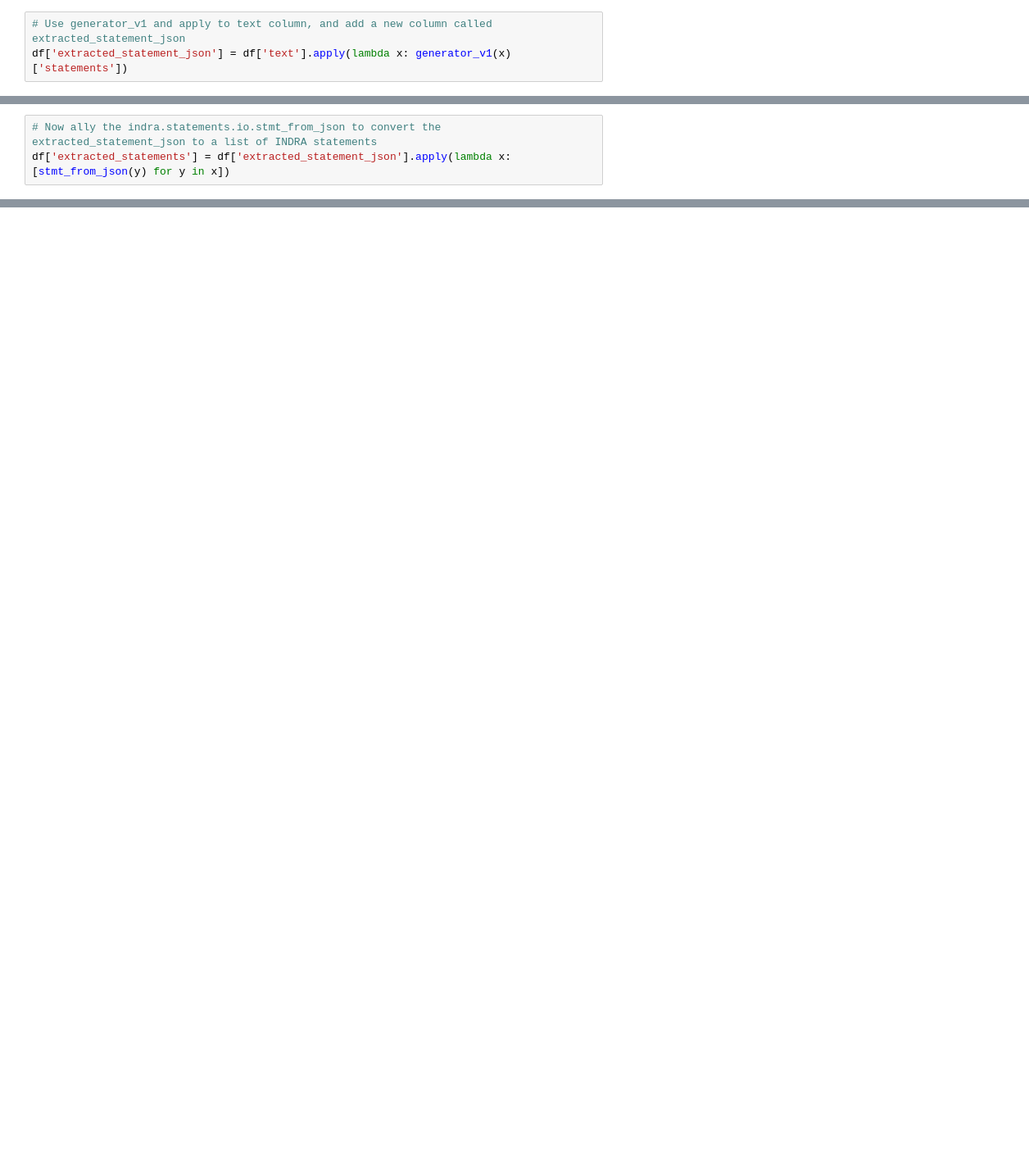
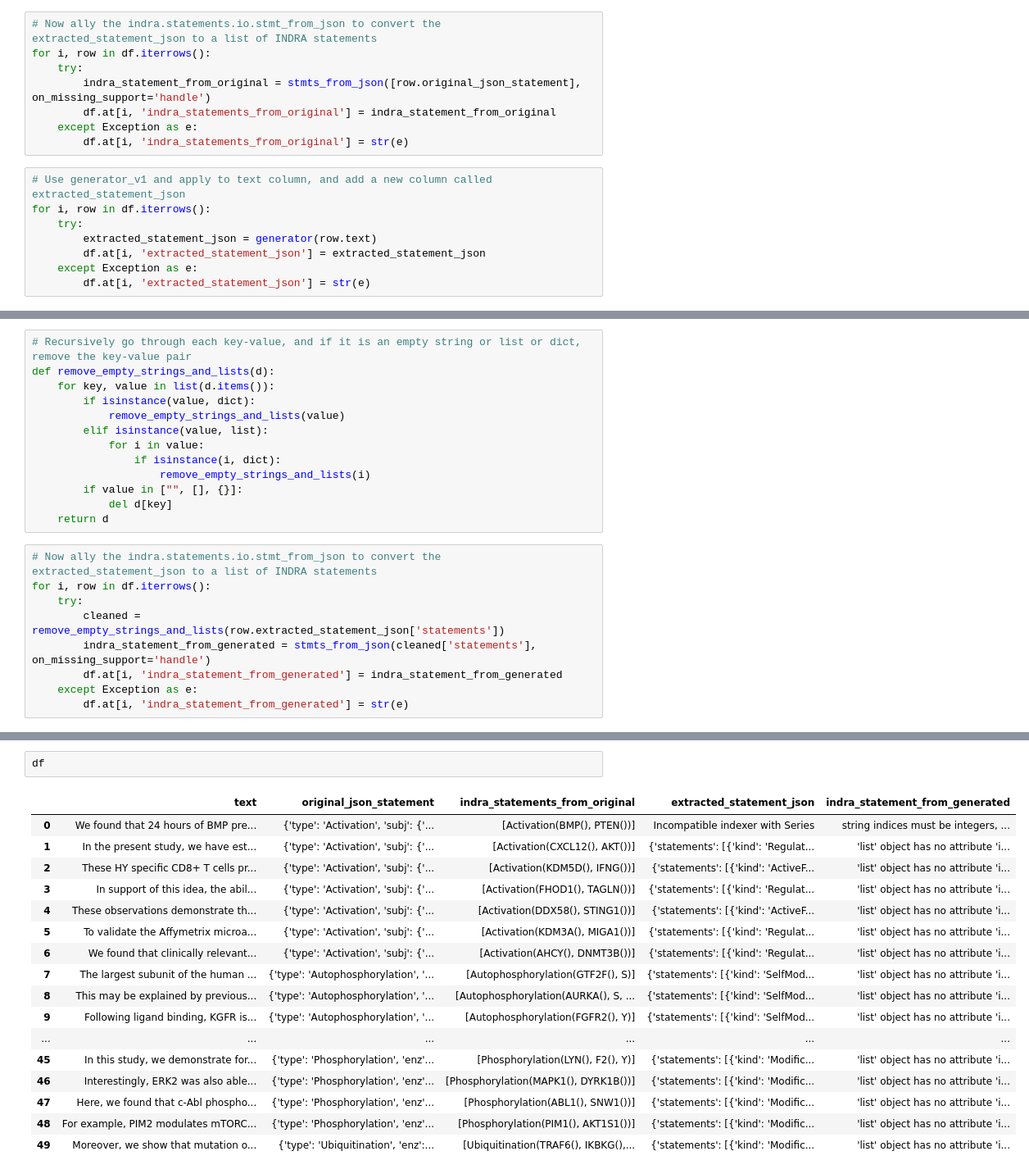
Before and after one commit to gyorilab/indra_gpt, a Jupyter notebook: notebooks/LLM_structured_output.ipynb, the cells around one changed output, grey strips where cells are left out. Shown: that part at 82% size. Saved outputs shown, nothing was run; the diff lists cells and outputs as text; blank space fills up the shorter version.

```diff
--- a/notebooks/LLM_structured_output.ipynb
+++ b/notebooks/LLM_structured_output.ipynb
@@ -197,4 +182,17 @@ df = pd.read_csv("/Users/thomaslim/gyorilab/indra_gpt/indra_gpt/resources/positi
+# %%
+# Now ally the indra.statements.io.stmt_from_json to convert the extracted_statement_json to a list of INDRA statements
+for i, row in df.iterrows():
+    try:
+        indra_statement_from_original = stmts_from_json([row.original_json_statement], on_missing_support='handle')
+        df.at[i, 'indra_statements_from_original'] = indra_statement_from_original
+    except Exception as e:
+        df.at[i, 'indra_statements_from_original'] = str(e)
 # %%
 # Use generator_v1 and apply to text column, and add a new column called extracted_statement_json
-df['extracted_statement_json'] = df['text'].apply(lambda x: generator_v1(x)['statements'])
+for i, row in df.iterrows():
+    try:
+        extracted_statement_json = generator(row.text)
+        df.at[i, 'extracted_statement_json'] = extracted_statement_json
+    except Exception as e:
+        df.at[i, 'extracted_statement_json'] = str(e)
 # %% [output]
@@ -238,3 +216,22 @@ IndexError: list index out of range
+# %%
+# Recursively go through each key-value, and if it is an empty string or list or dict, remove the key-value pair
+def remove_empty_strings_and_lists(d):
+    for key, value in list(d.items()):
+        if isinstance(value, dict):
+            remove_empty_strings_and_lists(value)
+        elif isinstance(value, list):
+            for i in value:
+                if isinstance(i, dict):
+                    remove_empty_strings_and_lists(i)
+        if value in ["", [], {}]:
+            del d[key]
+    return d
 # %%
 # Now ally the indra.statements.io.stmt_from_json to convert the extracted_statement_json to a list of INDRA statements
-df['extracted_statements'] = df['extracted_statement_json'].apply(lambda x: [stmt_from_json(y) for y in x])
+for i, row in df.iterrows():
+    try:
+        cleaned = remove_empty_strings_and_lists(row.extracted_statement_json['statements'])
+        indra_statement_from_generated = stmts_from_json(cleaned['statements'], on_missing_support='handle')
+        df.at[i, 'indra_statement_from_generated'] = indra_statement_from_generated
+    except Exception as e:
+        df.at[i, 'indra_statement_from_generated'] = str(e)
@@ -243,0 +258,20 @@ IndexError: list index out of range
+# %%
+df
+# %% [output]
+|  | text | original_json_statement | indra_statements_from_original | extracted_statement_json | indra_statement_from_generated |
+| 0 | We found that 24 hours of BMP pre... | {'type': 'Activation', 'subj': {'... | [Activation(BMP(), PTEN())] | Incompatible indexer with Series | string indices must be integers, ... |
+| 1 | In the present study, we have est... | {'type': 'Activation', 'subj': {'... | [Activation(CXCL12(), AKT())] | {'statements': [{'kind': 'Regulat... | 'list' object has no attribute 'i... |
+| 2 | These HY specific CD8+ T cells pr... | {'type': 'Activation', 'subj': {'... | [Activation(KDM5D(), IFNG())] | {'statements': [{'kind': 'ActiveF... | 'list' object has no attribute 'i... |
+| 3 | In support of this idea, the abil... | {'type': 'Activation', 'subj': {'... | [Activation(FHOD1(), TAGLN())] | {'statements': [{'kind': 'Regulat... | 'list' object has no attribute 'i... |
+| 4 | These observations demonstrate th... | {'type': 'Activation', 'subj': {'... | [Activation(DDX58(), STING1())] | {'statements': [{'kind': 'ActiveF... | 'list' object has no attribute 'i... |
+| 5 | To validate the Affymetrix microa... | {'type': 'Activation', 'subj': {'... | [Activation(KDM3A(), MIGA1())] | {'statements': [{'kind': 'Regulat... | 'list' object has no attribute 'i... |
+| 6 | We found that clinically relevant... | {'type': 'Activation', 'subj': {'... | [Activation(AHCY(), DNMT3B())] | {'statements': [{'kind': 'Regulat... | 'list' object has no attribute 'i... |
+| 7 | The largest subunit of the human ... | {'type': 'Autophosphorylation', '... | [Autophosphorylation(GTF2F(), S)] | {'statements': [{'kind': 'SelfMod... | 'list' object has no attribute 'i... |
+| 8 | This may be explained by previous... | {'type': 'Autophosphorylation', '... | [Autophosphorylation(AURKA(), S, ... | {'statements': [{'kind': 'SelfMod... | 'list' object has no attribute 'i... |
+| 9 | Following ligand binding, KGFR is... | {'type': 'Autophosphorylation', '... | [Autophosphorylation(FGFR2(), Y)] | {'statements': [{'kind': 'SelfMod... | 'list' object has no attribute 'i... |
+| ... | ... | ... | ... | ... | ... |
+| 45 | In this study, we demonstrate for... | {'type': 'Phosphorylation', 'enz'... | [Phosphorylation(LYN(), F2(), Y)] | {'statements': [{'kind': 'Modific... | 'list' object has no attribute 'i... |
+| 46 | Interestingly, ERK2 was also able... | {'type': 'Phosphorylation', 'enz'... | [Phosphorylation(MAPK1(), DYRK1B())] | {'statements': [{'kind': 'Modific... | 'list' object has no attribute 'i... |
+| 47 | Here, we found that c-Abl phospho... | {'type': 'Phosphorylation', 'enz'... | [Phosphorylation(ABL1(), SNW1())] | {'statements': [{'kind': 'Modific... | 'list' object has no attribute 'i... |
+| 48 | For example, PIM2 modulates mTORC... | {'type': 'Phosphorylation', 'enz'... | [Phosphorylation(PIM1(), AKT1S1())] | {'statements': [{'kind': 'Modific... | 'list' object has no attribute 'i... |
+| 49 | Moreover, we show that mutation o... | {'type': 'Ubiquitination', 'enz':... | [Ubiquitination(TRAF6(), IKBKG(),... | {'statements': [{'kind': 'Modific... | 'list' object has no attribute 'i... |
```
Also changed, not shown: parts of 20 cells of this notebook, 2 other files.
